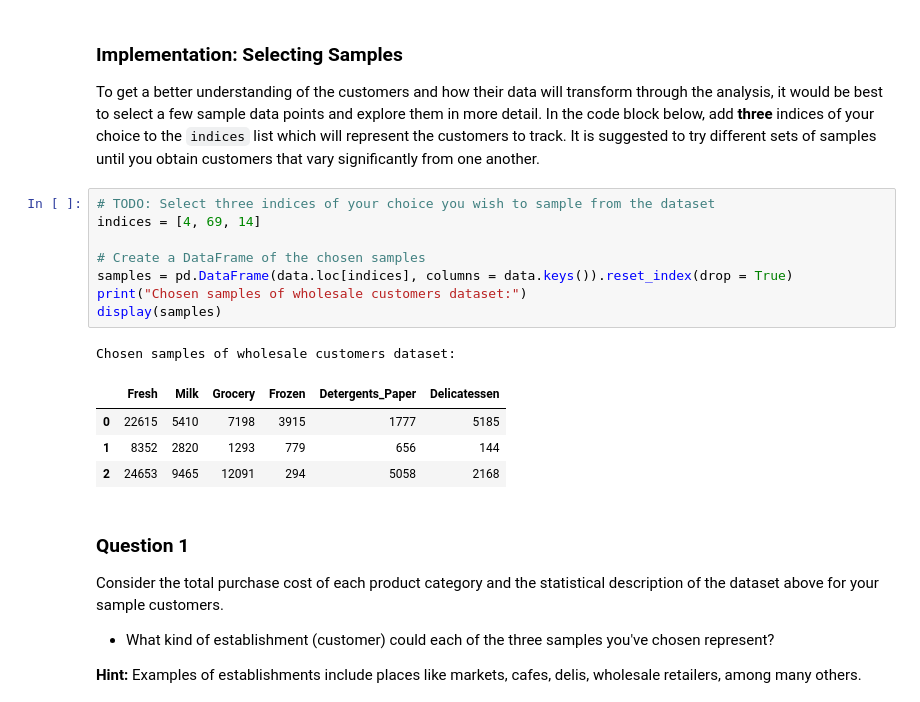
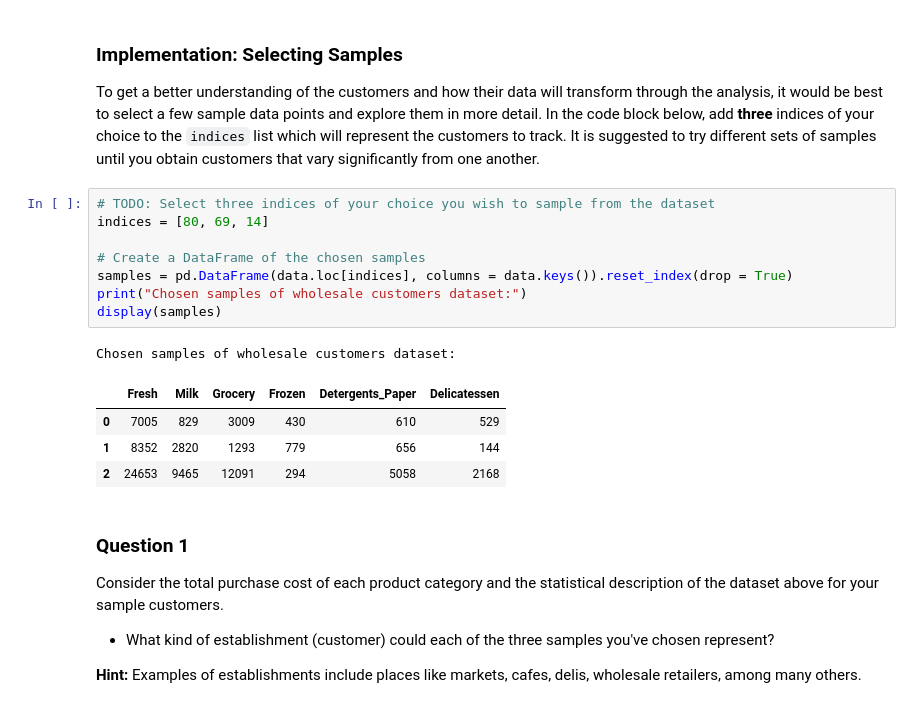
Before and after one commit to mkery/Verdant, a Jupyter notebook: notebooks_test/customer/customer_segments.ipynb, the cells around one changed output. Drawn from its saved outputs; the diff is of its cells as text.

```diff
--- a/notebooks_test/customer/customer_segments.ipynb
+++ b/notebooks_test/customer/customer_segments.ipynb
@@ -60,16 +60,16 @@ display(data.describe())
 To get a better understanding of the customers and how their data will transform through the analysis, it would be best to select a few sample data points and explore them in more detail. In the code block below, add **three** indices of your choice to the `indices` list which will represent the customers to track. It is suggested to try different sets of samples until you obtain customers that vary significantly from one another.
 # %%
 # TODO: Select three indices of your choice you wish to sample from the dataset
-indices = [4, 69, 14]
+indices = [80, 69, 14]
 
 # Create a DataFrame of the chosen samples
 samples = pd.DataFrame(data.loc[indices], columns = data.keys()).reset_index(drop = True)
 print("Chosen samples of wholesale customers dataset:")
 display(samples)
 # %% [output]
 Chosen samples of wholesale customers dataset:
 |  | Fresh | Milk | Grocery | Frozen | Detergents_Paper | Delicatessen |
-| 0 | 22615 | 5410 | 7198 | 3915 | 1777 | 5185 |
+| 0 | 7005 | 829 | 3009 | 430 | 610 | 529 |
 | 1 | 8352 | 2820 | 1293 | 779 | 656 | 144 |
 | 2 | 24653 | 9465 | 12091 | 294 | 5058 | 2168 |
 # %% [markdown]
```
Also changed, not shown: parts of 6 cells of this notebook, 2 other files.
